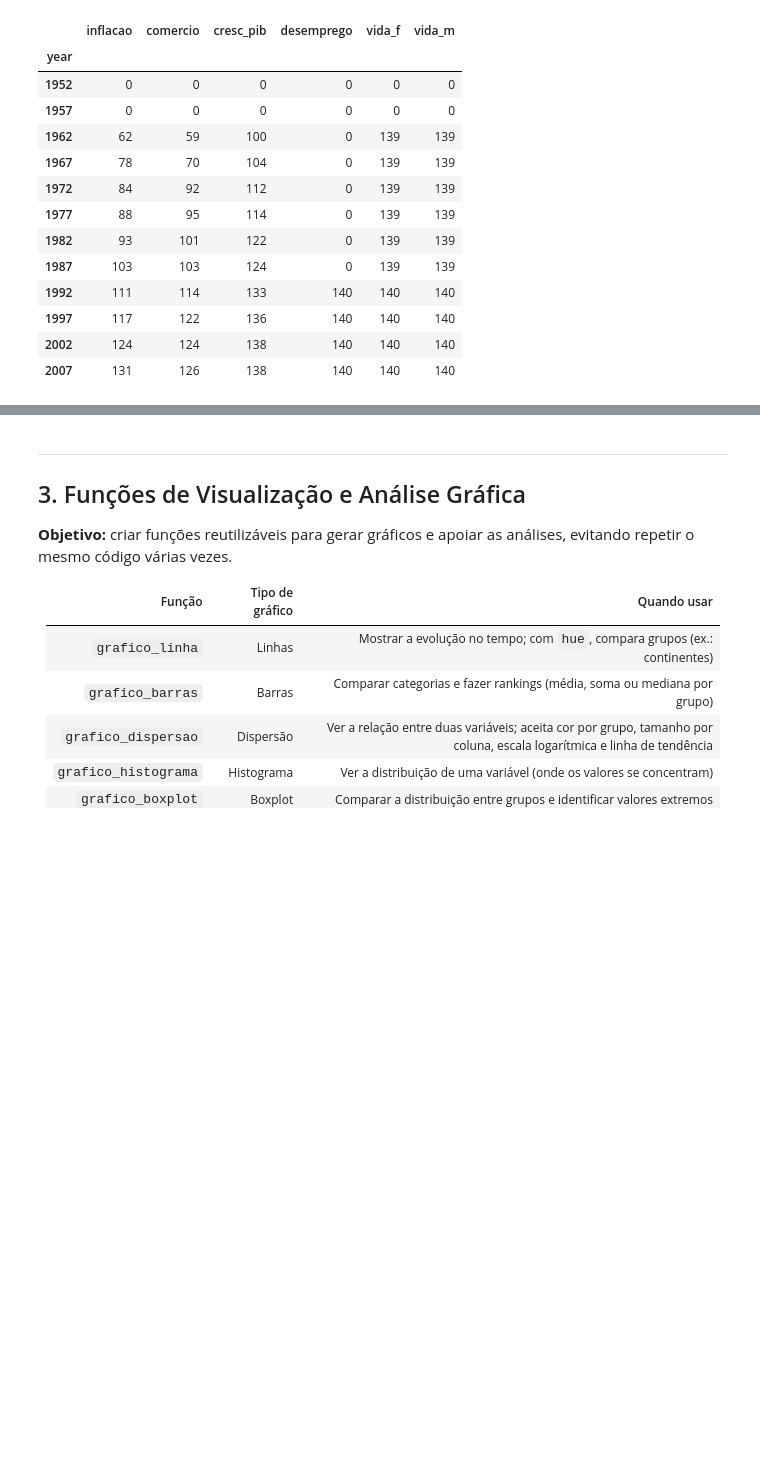
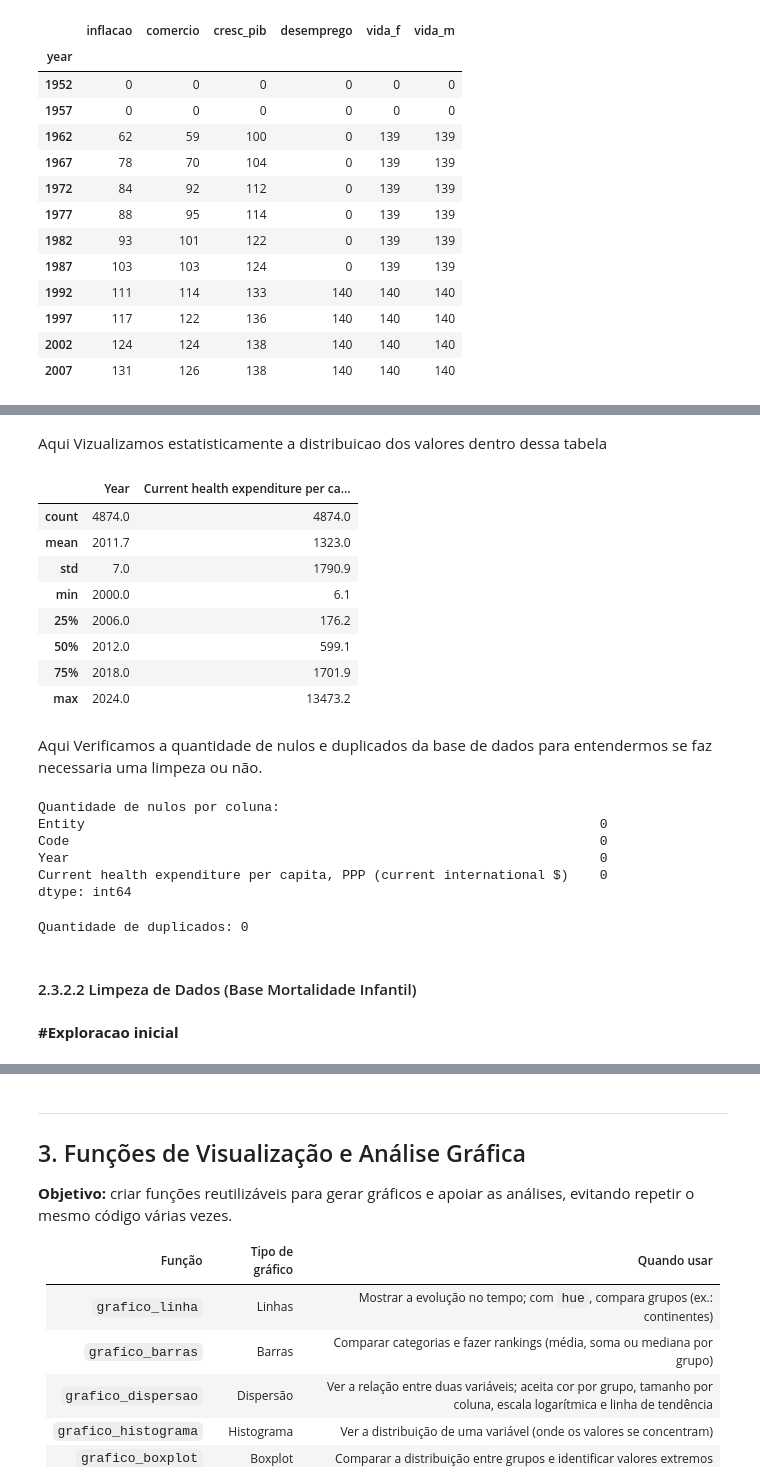
Before and after one commit to AndremRb/Analise-do-Desenvolvimento-Humano-e-Global, a Jupyter notebook: Notebook/Template_Gapminder_Analise_Exploratoria.ipynb, the cells around one changed output, grey strips where cells are left out. Drawn from its saved outputs; the diff is of its cells as text; code cells hidden in the pictures; blank space fills up the shorter version.

```diff
--- a/Notebook/Template_Gapminder_Analise_Exploratoria.ipynb
+++ b/Notebook/Template_Gapminder_Analise_Exploratoria.ipynb
@@ -428,0 +668,37 @@ df_economia.groupby('year')[colunas_wb].count()
+# %% [markdown]
+Aqui Vizualizamos estatisticamente a distribuicao dos valores dentro dessa tabela
+# %%
+#Analize estatistica da tabela como um todo
+df_brutos['saude'].describe().round(1)
+# %% [output]
+|  | Year | Current health expenditure per ca... |
+| count | 4874.0 | 4874.0 |
+| mean | 2011.7 | 1323.0 |
+| std | 7.0 | 1790.9 |
+| min | 2000.0 | 6.1 |
+| 25% | 2006.0 | 176.2 |
+| 50% | 2012.0 | 599.1 |
+| 75% | 2018.0 | 1701.9 |
+| max | 2024.0 | 13473.2 |
+# %% [markdown]
+Aqui Verificamos a quantidade de nulos e duplicados da base de dados para entendermos se faz necessaria uma limpeza ou não.
+# %%
+qtd_nulos = df_brutos['saude'].isna().sum()
+print('Quantidade de nulos por coluna:')
+print(qtd_nulos)
+# %% [output]
+Quantidade de nulos por coluna:
+Entity                                                                  0
+Code                                                                    0
+Year                                                                    0
+Current health expenditure per capita, PPP (current international $)    0
+dtype: int64
+# %%
+qtd_duplicados = df_brutos['saude'].duplicated().sum()
+print('Quantidade de duplicados:', qtd_duplicados)
+# %% [output]
+Quantidade de duplicados: 0
+# %% [markdown]
+#### 2.3.2.2 Limpeza de Dados (Base Mortalidade Infantil)
+# %% [markdown]
+**#Exploracao inicial**
```
Also changed, not shown: parts of 82 cells of this notebook.
